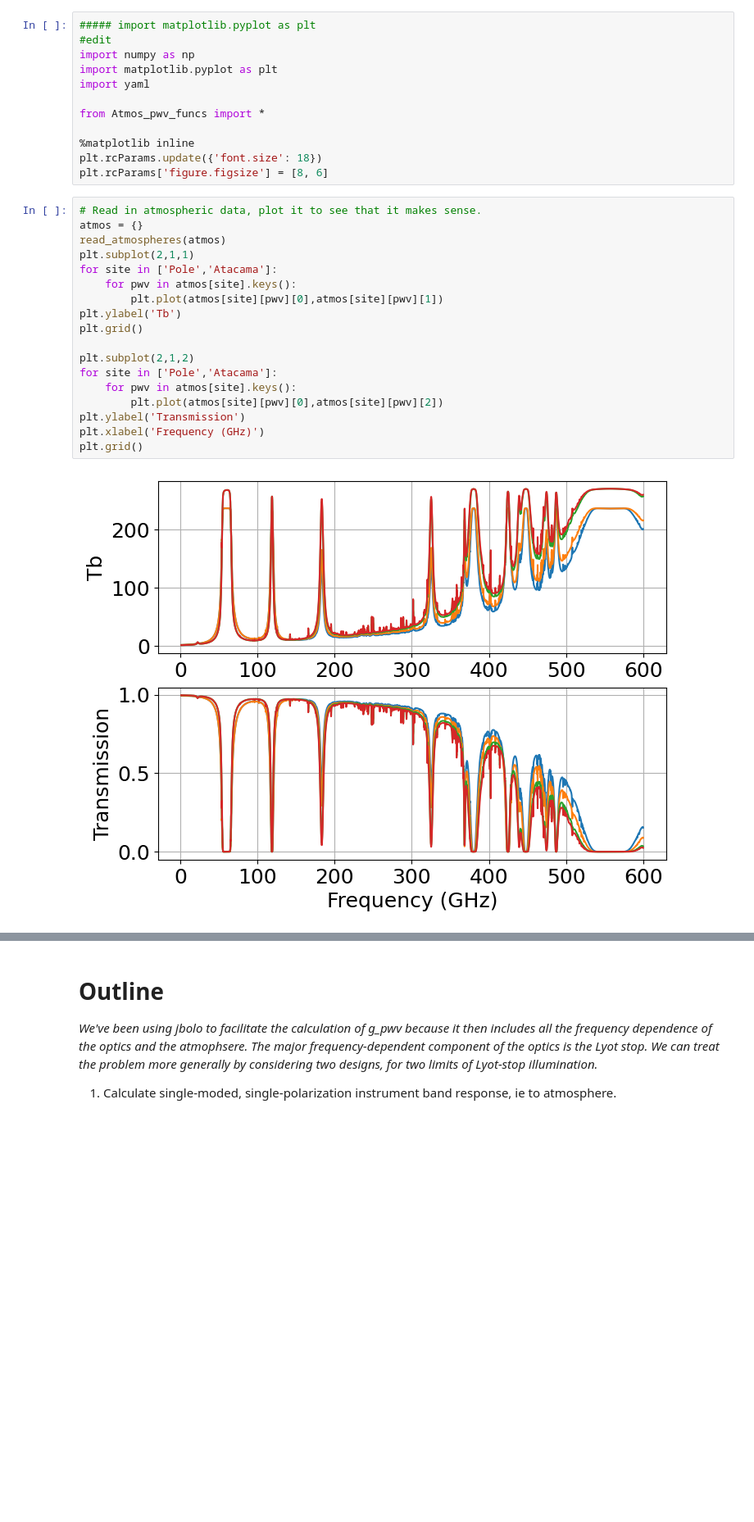
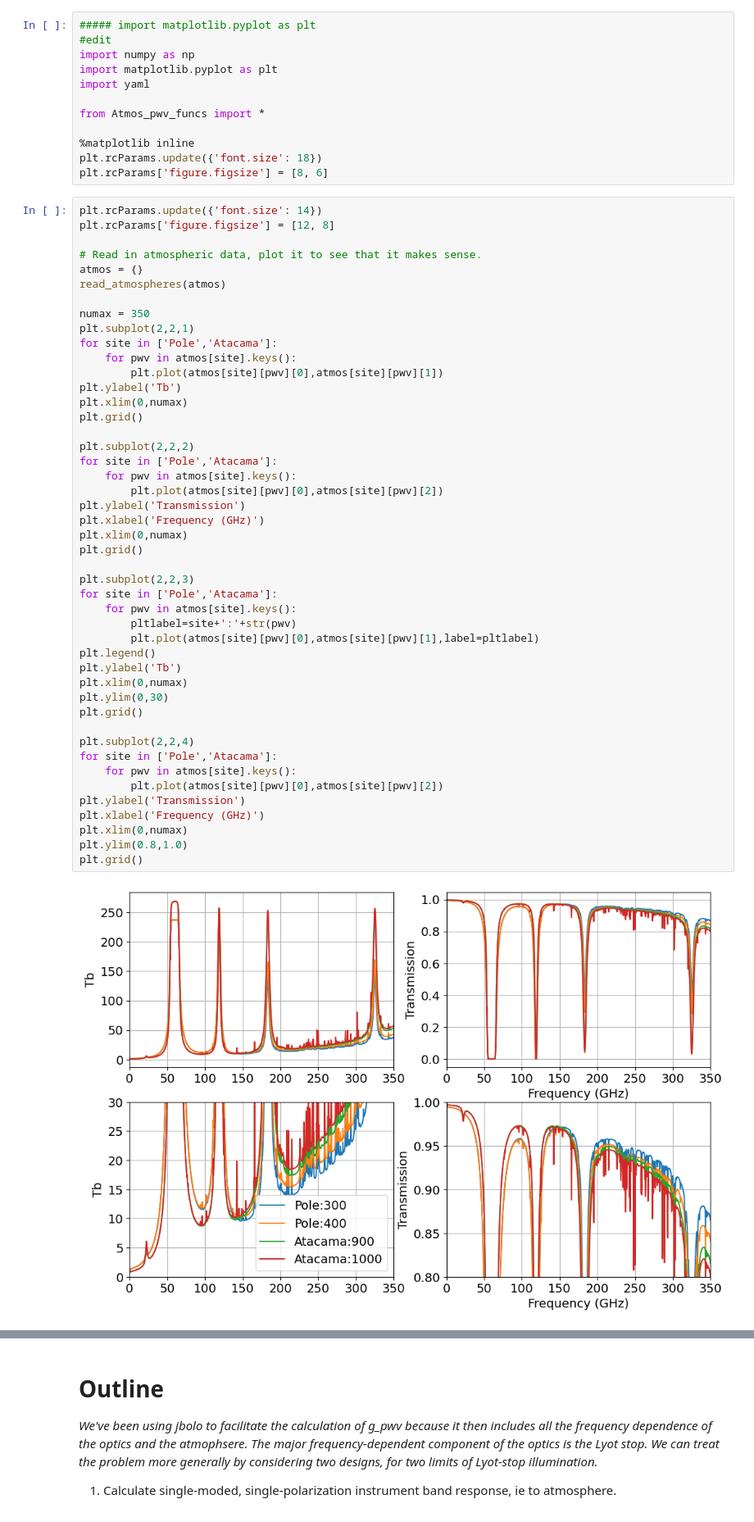
Before and after one commit to JohnRuhl/Atmos_pwv_flucts, a Jupyter notebook: Atmos_pwv_flucts.ipynb, the cells around one changed output, grey strips where cells are left out. Shown at 82% size. Saved outputs shown, nothing was run; the diff lists cells and outputs as text; blank space fills up the shorter version.

```diff
--- a/Atmos_pwv_flucts.ipynb
+++ b/Atmos_pwv_flucts.ipynb
@@ -14,22 +14,50 @@ from Atmos_pwv_funcs import *
 plt.rcParams.update({'font.size': 18})
 plt.rcParams['figure.figsize'] = [8, 6]
 # %%
+plt.rcParams.update({'font.size': 14})
+plt.rcParams['figure.figsize'] = [12, 8]
+
 # Read in atmospheric data, plot it to see that it makes sense.
 atmos = {}
 read_atmospheres(atmos)
-plt.subplot(2,1,1)
+
+numax = 350
+plt.subplot(2,2,1)
 for site in ['Pole','Atacama']:
     for pwv in atmos[site].keys():
         plt.plot(atmos[site][pwv][0],atmos[site][pwv][1])
 plt.ylabel('Tb')
+plt.xlim(0,numax)
 plt.grid()
 
-plt.subplot(2,1,2)
+plt.subplot(2,2,2)
 for site in ['Pole','Atacama']:
     for pwv in atmos[site].keys():
         plt.plot(atmos[site][pwv][0],atmos[site][pwv][2])
 plt.ylabel('Transmission')
 plt.xlabel('Frequency (GHz)')
+plt.xlim(0,numax)
 plt.grid()
+
+plt.subplot(2,2,3)
+for site in ['Pole','Atacama']:
+    for pwv in atmos[site].keys():
+        pltlabel=site+':'+str(pwv)
+        plt.plot(atmos[site][pwv][0],atmos[site][pwv][1],label=pltlabel)
+plt.legend()
+plt.ylabel('Tb')
+plt.xlim(0,numax)
+plt.ylim(0,30)
+plt.grid()
+
+plt.subplot(2,2,4)
+for site in ['Pole','Atacama']:
+    for pwv in atmos[site].keys():
+        plt.plot(atmos[site][pwv][0],atmos[site][pwv][2])
+plt.ylabel('Transmission')
+plt.xlabel('Frequency (GHz)')
+plt.xlim(0,numax)
+plt.ylim(0.8,1.0)
+plt.grid()
 # %% [output]
-[figure, old version]
+[figure, new version]
```
Also changed, not shown: parts of 3 cells of this notebook.
